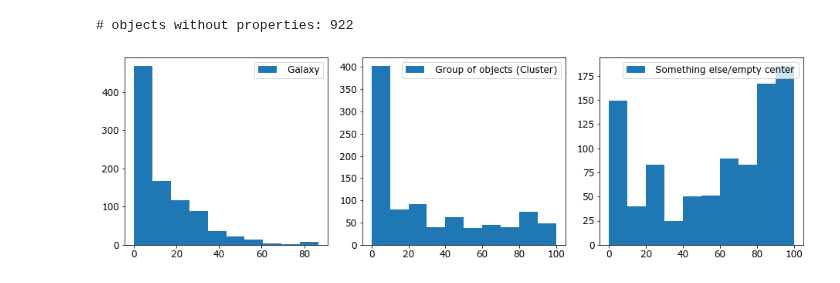
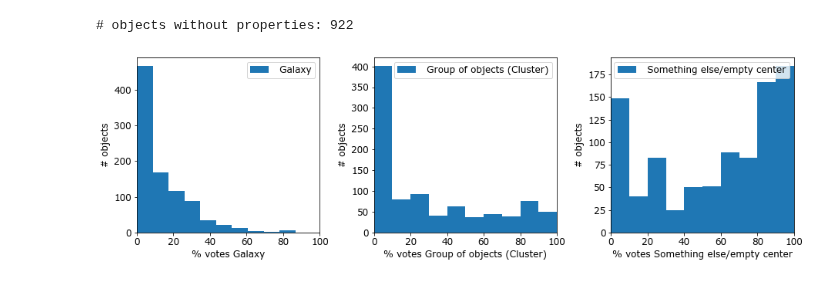
Before and after one commit to Seerden/SpaceFluff, a Jupyter notebook: analysis/classify workflow/voter_behavior.ipynb, the cells around one changed output. Saved outputs shown, nothing was run; the diff lists cells and outputs as text; code cells hidden in the pictures.

```diff
--- a/analysis/classify workflow/voter_behavior.ipynb
+++ b/analysis/classify workflow/voter_behavior.ipynb
@@ -37,7 +40,7 @@ candidate_names_classify = np.loadtxt('../sf_candidate_names__classification-cla
 catalogue_targets = np.loadtxt('../../catalogue/sf_catalogue_targets.txt', dtype='str')
 answer_types = ['Galaxy', 'Group of objects (Cluster)', 'Something else/empty center']
 # %%
-df = pd.read_csv('./df.csv', delimiter=',')
+df = make_df_classify()
 df_props = make_df_tasks_with_props(df, candidate_names_classify, object_info)
 # %% [markdown]
 ---
@@ -47,0 +53,31 @@ props = ['RA', 'DEC', 'Reff', 'r_mag', 'g_mag', 'axis_ratio', 'pos_angle', 'n',
+# %%
+# surface brightness distribution of our objects
+
+fig, fr = plt.subplots(1,3, figsize=(12,4))
+
+fr[0].hist(df_props['mue_r'], bins=50)
+fr[0].update({
+    'xlabel': r"$\mu_{e,r}$",
+    'ylabel': '# objects'
+})
+
+fr[1].hist(df_props['g']-df_props['r'], bins=50)
+fr[1].update({
+    'xlabel': r"$g-r$",
+    'ylabel': '# objects',
+#     'xlim': fr.get_xlim()[::-1]
+})
+
+fr[2].hist(df_props[df_props['C'] > 0]['C'], bins=20)
+fr[2].update({
+    'xlabel': r"$C$",
+    'ylabel': '# objects',
+    'xlim': [0, df_props['C'].max()]
+})
+
+
+for i in range(3):
+    fr[i].grid(alpha=0.3, which='both')
+
+fig.tight_layout()
+plt.show()
@@ -48,9 +86,7 @@ props = ['RA', 'DEC', 'Reff', 'r_mag', 'g_mag', 'axis_ratio', 'pos_angle', 'n',
 # %% [markdown]
 ## Inspect objects without props (these are presumably artifacts)
 # %%
-answers = list(
-    map(lambda x: '% votes {}'.format(x), ['Galaxy', 'Group of objects (Cluster)', 'Something else/empty center'])
-)
+answers = ['% votes {}'.format(x) for x in ['Galaxy', 'Group of objects (Cluster)', 'Something else/empty center']]
 # %%
 no_props = df_props[df_props['RA'].isnull()]
 
@@ -60,13 +96,18 @@ print('# objects without properties: {}'.format(no_props.shape[0]))
 # %%
 name, gal, group, empty = no_props[['name', *answers]]
 
 fig, fr = plt.subplots(1,3, figsize=(13,4))
 
 for i in range(3):
     fr[i].hist(no_props[answers[i]], label=answers[i][7:])
     fr[i].legend()
+    fr[i].update({
+        'xlim': [0,100],
+        'xlabel': answers[i],
+        'ylabel': '# objects'
+    })
 
 fig.tight_layout()
 plt.show()
 # %% [output]
-[figure, old version]
+[figure, new version]
```
Also changed, not shown: parts of 10 cells of this notebook, 3 other files.
